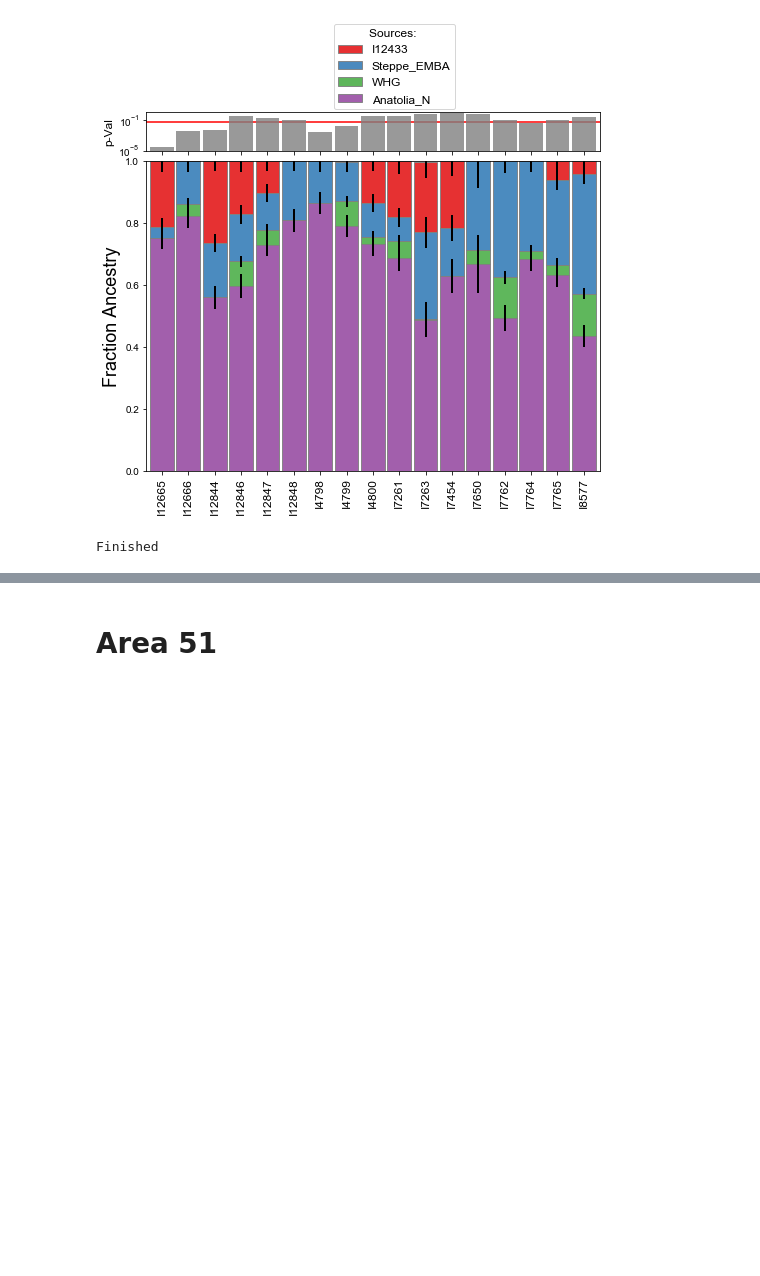
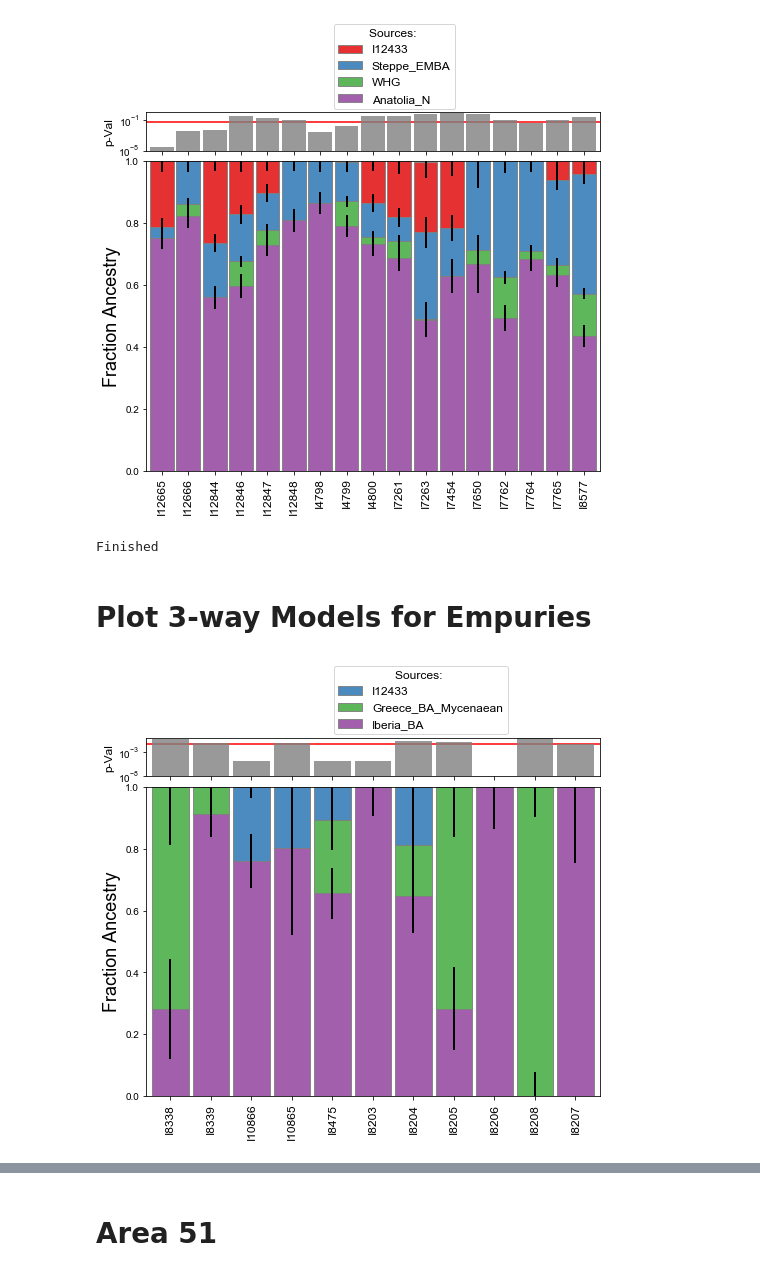
Before and after one commit to hringbauer/punic_aDNA, a Jupyter notebook: notebooks/qpAdm/viz_qpAdm.ipynb, the cells around one changed output, grey strips where cells are left out. Drawn from its saved outputs; the diff is of its cells as text; code cells hidden in the pictures; blank space fills up the shorter version.

Commit message:
Iberia Steppe Analysis

```diff
--- a/notebooks/qpAdm/viz_qpAdm.ipynb
+++ b/notebooks/qpAdm/viz_qpAdm.ipynb
@@ -200,7 +200,7 @@ def fig_admix(res, p_vals, target_pops, source_pops, figsize=(12,8), save_path="
 def plot_qpadm(dir_path, test_pops, save_path="",
                best=True, figsize=(12,8), bw = 0.85,
                c=[], ec="white", fs=10, pval_lim = [1e-3,1],
-               latex=False):
+               latex=False, dataframe=False):
     """Do 3 Way Admixtures of Sardinia
     best: Whether to use highest p-Val Submodel: 0 use the first, True use the best p-Value,
     else use the old (first feasible)"""
@@ -249,7 +249,6 @@ def plot_qpadm(dir_path, test_pops, save_path="",
     admix_coeffs, stds = np.array(admix_coeffs), np.array(stds)
     source_pops = pops[1:]
 
-
     fig_admix(admix_coeffs, p_vals, pops_t, source_pops, pval_lim=pval_lim,
               stds=stds, save_path = save_path, l_pos = (0.4, 1.15), fs=fs, figsize=figsize,
               bw = bw, c=c, ec = ec)
@@ -258,7 +257,27 @@ def plot_qpadm(dir_path, test_pops, save_path="",
         source_pops = [([t] + pops[1:]) for t in pops_t]
         create_latex_lines(source_pops, admix_coeffs, stds, p_vals, na = "-", rp = "A15")
 
-    print("Finished")
+    if dataframe:
+        source_pops = np.array([([t] + pops[1:]) for t in pops_t])
+        df = create_admix_df(source_pops, admix_coeffs, stds, p_vals)
+        return(df)
+
+def create_admix_df(source_pops, admix_coeffs, stds, p_vals):
+    """Create Dataframe with Admixture Proportions and Standard Errors.
+    Assume all input is as Numpy Array (otherwise indexing errors!!)"""
+    n = len(source_pops[0,:])  # Number Sources +1
+
+    df = pd.DataFrame({"target":source_pops[:,0], "p-Value":p_vals})
+
+    for i in range(1,n):
+        df[f"Source_{i}"] = source_pops[:,i]
+
+    for i in range(1,n):
+        df[f"Fraction_{i}"] = admix_coeffs[:,i-1]
+
+    for i in range(1,n):
+        df[f"STD_{i}"] = stds[:,i-1]
+    return df
 
 def give_admix0(res, minval=-1e-4):
     """Return the Admixture Coefficients of the first Model.
@@ -476,3 +495,26 @@ Finished
 # %%
 "./output/qpAdm/4way_p_Canaanite/I725"
 './output/qpAdm/4way_p_Canaanite/I7253.Anatolia_N.WHG.Steppe_EMBA.I12433.log'
+# %% [markdown]
+# Plot 3-way Models for Empuries
+# %%
+### Load the ancient Individual Label Data
+pops = ["Iberia_Greek", "Iberia_Hellenistic"]
+path_ind = "./eigenstrat/combined/punic1.v43.ind"
+
+all_iids = [load_iids_from_indfile(path_ind=path_ind,
+                        string=pop) for pop in pops]
+
+all_iids = np.concatenate(all_iids)
+paths = [".".join([iid, "Iberia_BA", "Greece_BA_Mycenaean", "I12433"]) for iid in all_iids]
+
+
+dir_path = "./output/qpAdm/Empuries_3way/"
+save_path = ""   # ./figures/qpAdm/4way_Canaanite_AfrIA.pdf
+c = ["#984ea3", "#4daf4a", "#377eb8", "#e41a1c"]
+
+df_t = plot_qpadm(dir_path=dir_path, test_pops=paths, save_path=save_path,
+            best=True, pval_lim = [1e-8,1], figsize=(7,6), bw=0.9,
+            fs=12, c=c, ec="gray", dataframe=True)
+# %% [output]
+[figure, added]
```
Also changed, not shown: parts of 6 cells of this notebook, 7 other files.
